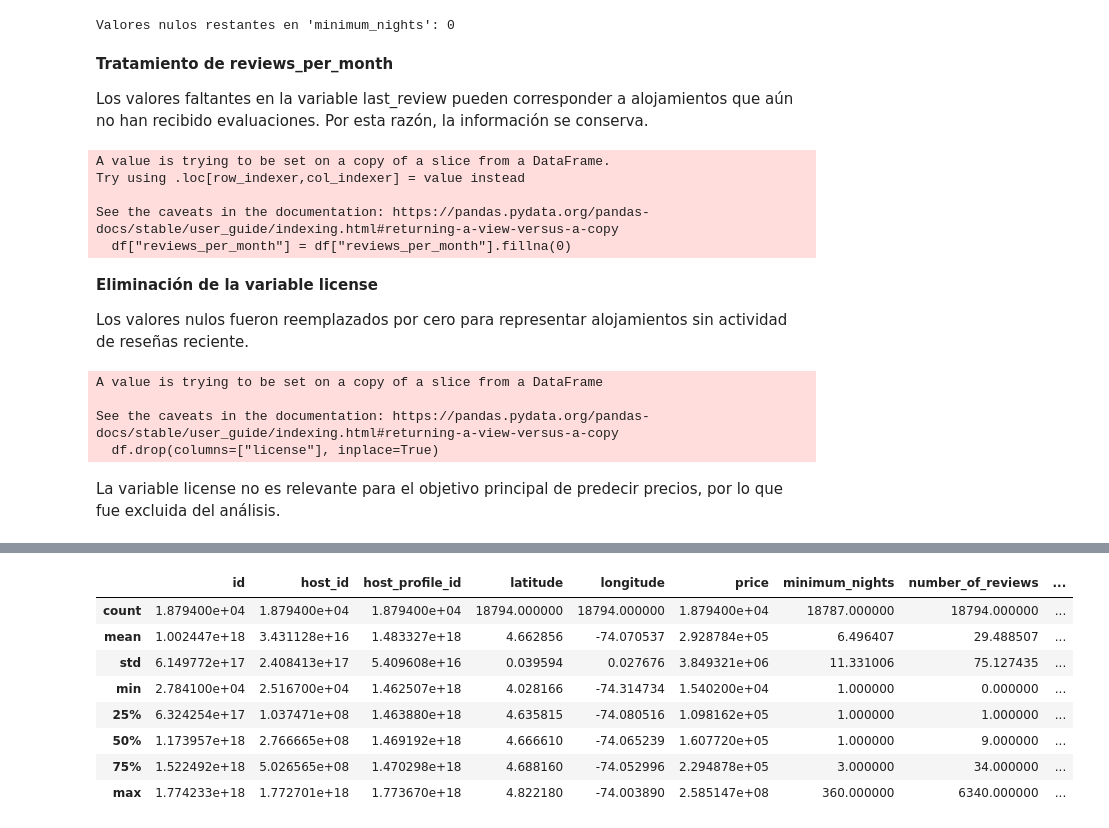
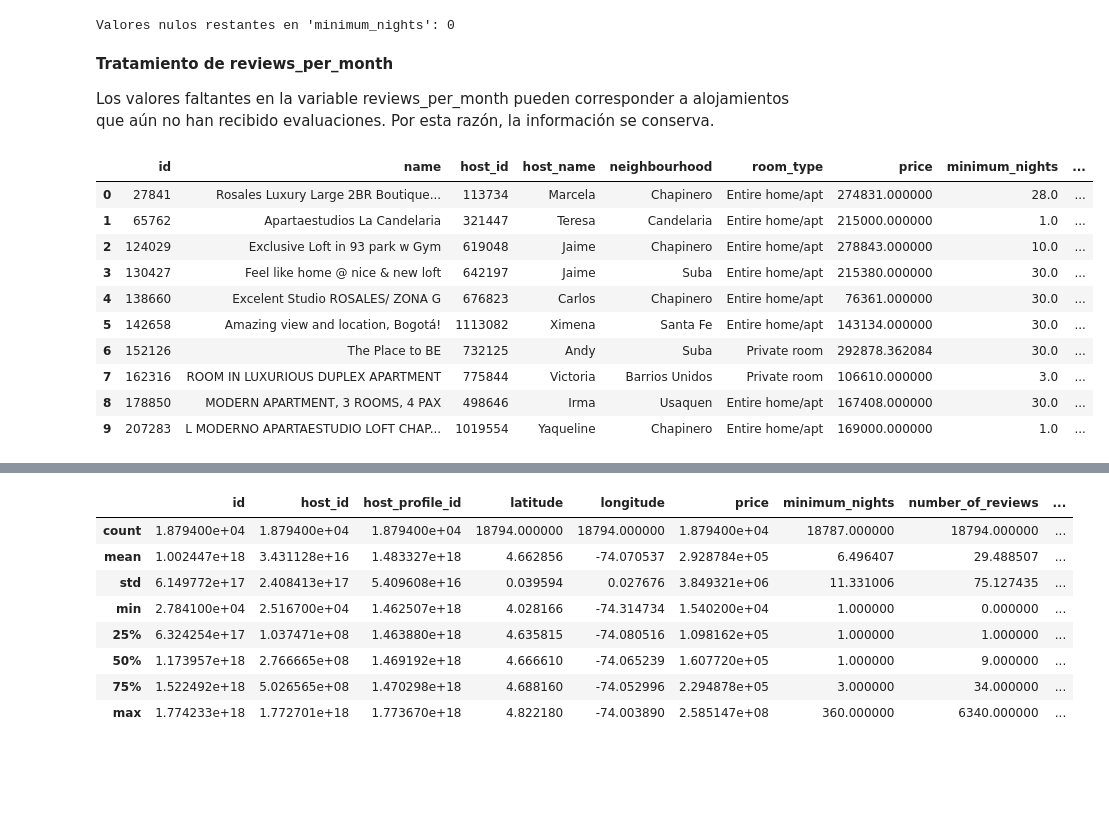
Before and after one commit to julybar2004-afk/DataXperience, a Jupyter notebook: Analisis_Alojamientos_Bogota.ipynb, the cells around one changed output, grey strips where cells are left out. Drawn from its saved outputs; the diff is of its cells as text; code cells hidden in the pictures; blank space fills up the shorter version.

```diff
--- a/Analisis_Alojamientos_Bogota.ipynb
+++ b/Analisis_Alojamientos_Bogota.ipynb
@@ -202,6 +199,6 @@ Durante el analisis el numero de licencia no es relevante, lo que si nos interes
 # %%
-df["tiene_licencia"] = df["license"].notna()#creamos una nueva columna para saber que alojamientos tienen licencia
-df.drop(columns=["license"], inplace=True)#aca borramos la columna "license" para no tener ambas columnas(opcional)
+df["tiene_licencia"] = df["license"].notna().astype(int) #creamos una nueva columna para saber que alojamientos tienen licencia
+df.drop(columns=["license"], inplace=True) #aca borramos la columna "license" para no tener ambas columnas(opcional)
 df.head()
 # %% [output]
 |  | id | name | host_id | host_name | neighbourhood | room_type | price | minimum_nights | ... |
@@ -219,2 +214,3 @@ Se identificaron 711 registros con precio faltante. Debido a que el precio es la
 # %%
-#print("Valores nulos restantes en 'price':", df['price'].isnull().sum())
+df = df.dropna(subset=["price"])
+print("Valores nulos restantes en 'price':", df['price'].isnull().sum())
@@ -221,8 +218,0 @@ Se identificaron 711 registros con precio faltante. Debido a que el precio es la
-# %%
-
-
-# 1. Reemplazar los valores faltantes (nulos) por el promedio
-df['price'] = df['price'].fillna(df["price"].mean())
-
-# 2. Verificar que ya no queden valores nulos en la columna
-print("Valores nulos restantes en 'price':", df['price'].isnull().sum())
@@ -242,25 +230,19 @@ Valores nulos restantes en 'minimum_nights': 0
 # %% [markdown]
 **Tratamiento de reviews_per_month**
 
-Los valores faltantes en la variable last_review pueden corresponder a alojamientos que aún no han recibido evaluaciones. Por esta razón, la información se conserva.
+Los valores faltantes en la variable reviews_per_month pueden corresponder a alojamientos que aún no han recibido evaluaciones. Por esta razón, la información se conserva.
 # %%
 df["reviews_per_month"] = df["reviews_per_month"].fillna(0)
+df.head(10)
 # %% [output]
-A value is trying to be set on a copy of a slice from a DataFrame.
-Try using .loc[row_indexer,col_indexer] = value instead
-
-See the caveats in the documentation: https://pandas.pydata.org/pandas-docs/stable/user_guide/indexing.html#returning-a-view-versus-a-copy
-  df["reviews_per_month"] = df["reviews_per_month"].fillna(0)
+|  | id | name | host_id | host_name | neighbourhood | room_type | price | minimum_nights | ... |
+| 0 | 27841 | Rosales Luxury Large 2BR Boutique... | 113734 | Marcela | Chapinero | Entire home/apt | 274831.000000 | 28.0 | ... |
+| 1 | 65762 | Apartaestudios La Candelaria | 321447 | Teresa | Candelaria | Entire home/apt | 215000.000000 | 1.0 | ... |
+| 2 | 124029 | Exclusive Loft in 93 park w Gym | 619048 | Jaime | Chapinero | Entire home/apt | 278843.000000 | 10.0 | ... |
+| 3 | 130427 | Feel like home @ nice & new loft | 642197 | Jaime | Suba | Entire home/apt | 215380.000000 | 30.0 | ... |
+| 4 | 138660 | Excelent Studio ROSALES/ ZONA G | 676823 | Carlos | Chapinero | Entire home/apt | 76361.000000 | 30.0 | ... |
+| 5 | 142658 | Amazing view and location, Bogotá! | 1113082 | Ximena | Santa Fe | Entire home/apt | 143134.000000 | 30.0 | ... |
+| 6 | 152126 | The Place to BE | 732125 | Andy | Suba | Private room | 292878.362084 | 30.0 | ... |
+| 7 | 162316 | ROOM IN LUXURIOUS DUPLEX APARTMENT | 775844 | Victoria | Barrios Unidos | Private room | 106610.000000 | 3.0 | ... |
+| 8 | 178850 | MODERN APARTMENT, 3 ROOMS, 4 PAX | 498646 | Irma | Usaquen | Entire home/apt | 167408.000000 | 30.0 | ... |
+| 9 | 207283 | L MODERNO APARTAESTUDIO LOFT CHAP... | 1019554 | Yaqueline | Chapinero | Entire home/apt | 169000.000000 | 1.0 | ... |
-# %% [markdown]
-**Eliminación de la variable license**
-
-Los valores nulos fueron reemplazados por cero para representar alojamientos sin actividad de reseñas reciente.
-# %%
-df.drop(columns=["license"], inplace=True)
-# %% [output]
-A value is trying to be set on a copy of a slice from a DataFrame
-
-See the caveats in the documentation: https://pandas.pydata.org/pandas-docs/stable/user_guide/indexing.html#returning-a-view-versus-a-copy
-  df.drop(columns=["license"], inplace=True)
-# %% [markdown]
-La variable license no es relevante para el objetivo principal de predecir precios, por lo que fue excluida del análisis.
```
Also changed, not shown: parts of 10 cells of this notebook.
